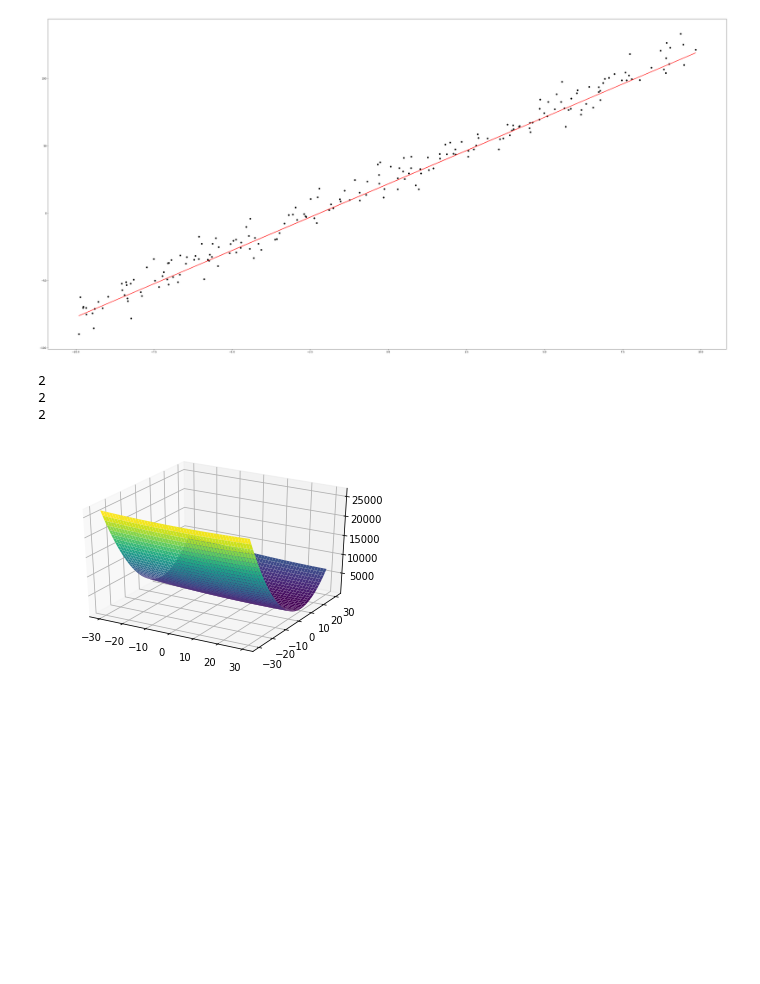
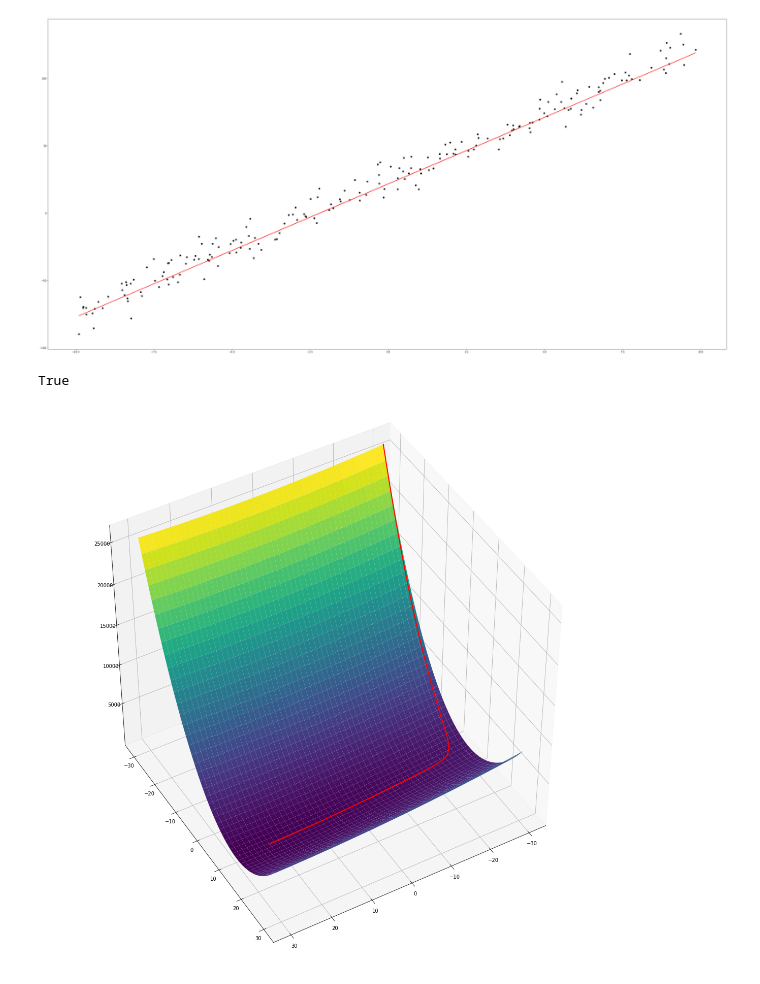
Before and after one commit to pula39/ml-assignment, a Jupyter notebook: ml_assignment3.ipynb, the cells around one changed output. Saved outputs shown, nothing was run; the diff lists cells and outputs as text; code cells hidden in the pictures; blank space fills up the shorter version.

Commit message:
4. Plotting the optimization path [1pt]

```diff
--- a/ml_assignment3.ipynb
+++ b/ml_assignment3.ipynb
@@ -157,15 +141,33 @@ x = np.arange(-30, 30, 0.1)
 xx, yy = np.meshgrid(x, x)
 
 def_calc_cost = np.frompyfunc(lambda x, y: calc_energy_value((x,y), x_to_y_with_n), 2, 1)
-result = def_calc_cost.reduce((xx, yy), axis=0).astype(np.float)
+result = def_calc_cost.reduce((xx, yy), axis=0).astype(np.float64)
-# %%
-fig = pyplot.figure()
-ax = pyplot.axes(projection='3d')
-
-ax.plot_surface(xx, yy, result, cmap='viridis')
-pyplot.show()
-# %% [output]
-2
-2
-2
-[figure, removed]
+# %%
+fig = pyplot.figure()
+ax = pyplot.axes(projection='3d')
+ax.view_init(45, 60)
+ax.figure.set_size_inches(20, 20)
+
+
+theta_0s = list(step_count_to_theta_0.values())
+theta_1s = list(step_count_to_theta_1.values())
+energy_values = list(step_count_to_energy_value.values())
+# energy_values = list(map(lambda x : x+10000, energy_values))
+
+# 검산
+new_e_v = []
+for x, y in zip(theta_0s, theta_1s):
+    new_e_v.append(calc_energy_value((x,y), x_to_y_with_n))
+
+print(new_e_v == energy_values)
+
+ax.plot_surface(xx, yy, result, cmap='viridis', zorder=0)
+# ax.plot(theta_0s, theta_1s, energy_values, c="red")
+ax.plot(theta_0s, theta_1s, energy_values, c="red", linewidth=2, zorder=3)
+# ax.scatter3D(theta_0s, theta_1s, l, zdir='z', s=1000)
+
+
+pyplot.show()
+# %% [output]
+True
+[figure, added]
```
Also changed, not shown: parts of 1 cell of this notebook.
